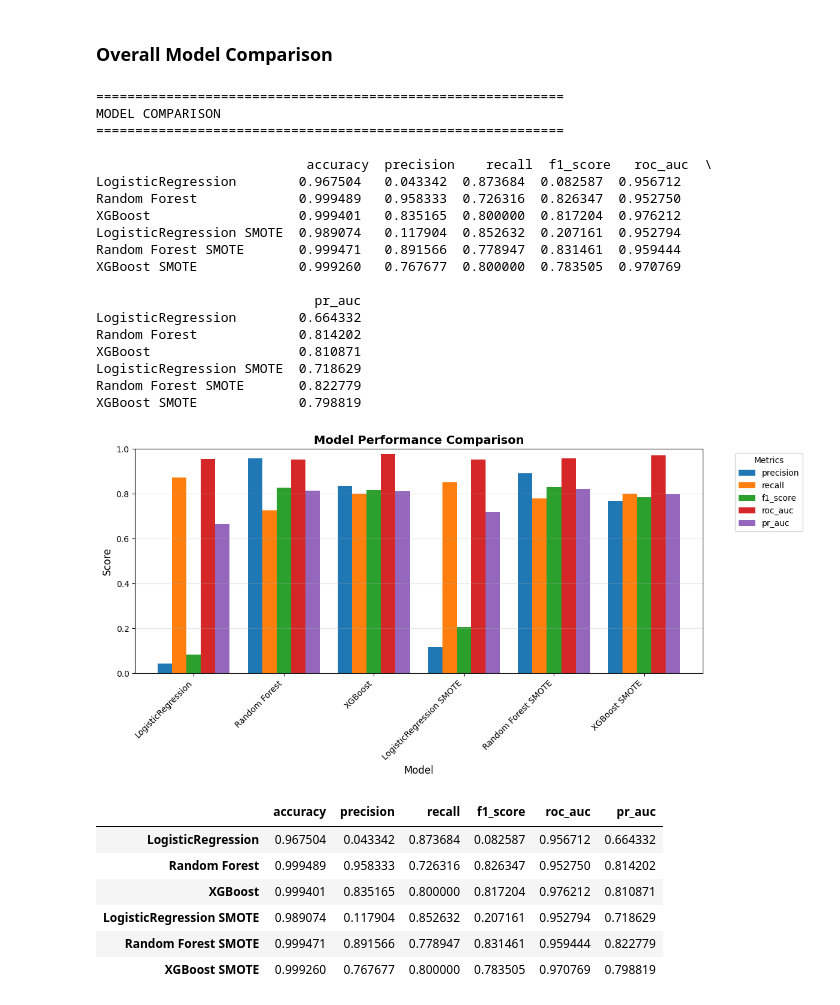
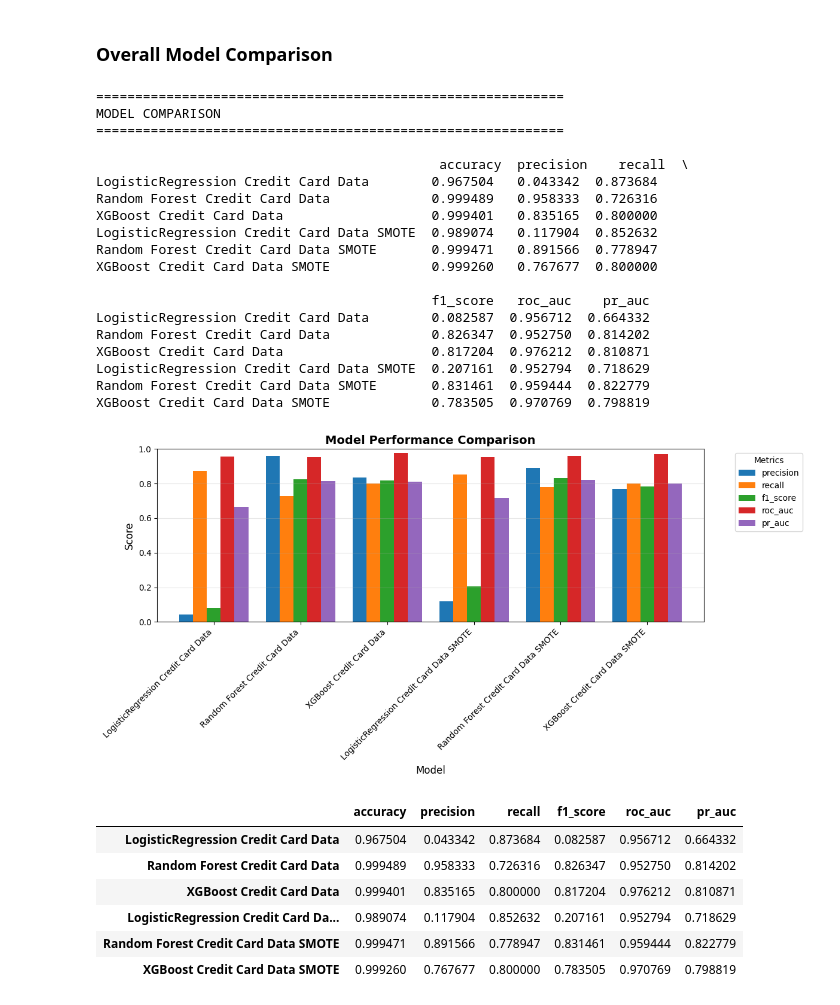
Before and after one commit to GrimVad3r/Improved-detection-of-fraud-cases-for-e-commerce-and-bank-transactions-Week-5_and_Week-6, a Jupyter notebook: notebooks/modeling.ipynb, the cells around one changed output. Drawn from its saved outputs; the diff is of its cells as text; code cells hidden in the pictures.

```diff
--- a/notebooks/modeling.ipynb
+++ b/notebooks/modeling.ipynb
@@ -1194,43 +1194,43 @@ XGBoost             0.293927
 # %%
 # Compare credit_card Models
 all_credit_card_model_metrics = {
-                            'LogisticRegression':Credit_card_Model_metircs,
-                           'Random Forest':Credit_card_Model_metircs_rand_forest,
-                           'XGBoost':Credit_card_Model_metircs_XGBoost,
-                            'LogisticRegression SMOTE':Credit_card_Model_metircs_SMOTE,
-                           'Random Forest SMOTE':Credit_card_Model_metircs_SMOTE_rand_forest,
-                           'XGBoost SMOTE':Credit_card_Model_metircs_SMOTE_XGBoost
+                            'LogisticRegression Credit Card Data':Credit_card_Model_metircs,
+                           'Random Forest Credit Card Data':Credit_card_Model_metircs_rand_forest,
+                           'XGBoost Credit Card Data':Credit_card_Model_metircs_XGBoost,
+                            'LogisticRegression Credit Card Data SMOTE':Credit_card_Model_metircs_SMOTE,
+                           'Random Forest Credit Card Data SMOTE':Credit_card_Model_metircs_SMOTE_rand_forest,
+                           'XGBoost Credit Card Data SMOTE':Credit_card_Model_metircs_SMOTE_XGBoost
                            }
 
 md.compare_models(all_credit_card_model_metrics)
 # %% [output]
 ============================================================
 MODEL COMPARISON
 ============================================================
 
-                           accuracy  precision    recall  f1_score   roc_auc  \
-LogisticRegression        0.967504   0.043342  0.873684  0.082587  0.956712
-Random Forest             0.999489   0.958333  0.726316  0.826347  0.952750
-XGBoost                   0.999401   0.835165  0.800000  0.817204  0.976212
-LogisticRegression SMOTE  0.989074   0.117904  0.852632  0.207161  0.952794
-Random Forest SMOTE       0.999471   0.891566  0.778947  0.831461  0.959444
-XGBoost SMOTE             0.999260   0.767677  0.800000  0.783505  0.970769
+                                            accuracy  precision    recall  \
+LogisticRegression Credit Card Data        0.967504   0.043342  0.873684
+Random Forest Credit Card Data             0.999489   0.958333  0.726316
+XGBoost Credit Card Data                   0.999401   0.835165  0.800000
+LogisticRegression Credit Card Data SMOTE  0.989074   0.117904  0.852632
+Random Forest Credit Card Data SMOTE       0.999471   0.891566  0.778947
+XGBoost Credit Card Data SMOTE             0.999260   0.767677  0.800000
 
-                            pr_auc
-LogisticRegression        0.664332
-Random Forest             0.814202
-XGBoost                   0.810871
-LogisticRegression SMOTE  0.718629
-Random Forest SMOTE       0.822779
-XGBoost SMOTE             0.798819
+                                           f1_score   roc_auc    pr_auc
+LogisticRegression Credit Card Data        0.082587  0.956712  0.664332
+Random Forest Credit Card Data             0.826347  0.952750  0.814202
+XGBoost Credit Card Data                   0.817204  0.976212  0.810871
+LogisticRegression Credit Card Data SMOTE  0.207161  0.952794  0.718629
+Random Forest Credit Card Data SMOTE       0.831461  0.959444  0.822779
+XGBoost Credit Card Data SMOTE             0.783505  0.970769  0.798819
-[figure, old version]
+[figure, new version]
 |  | accuracy | precision | recall | f1_score | roc_auc | pr_auc |
-| LogisticRegression | 0.967504 | 0.043342 | 0.873684 | 0.082587 | 0.956712 | 0.664332 |
-| Random Forest | 0.999489 | 0.958333 | 0.726316 | 0.826347 | 0.952750 | 0.814202 |
-| XGBoost | 0.999401 | 0.835165 | 0.800000 | 0.817204 | 0.976212 | 0.810871 |
-| LogisticRegression SMOTE | 0.989074 | 0.117904 | 0.852632 | 0.207161 | 0.952794 | 0.718629 |
-| Random Forest SMOTE | 0.999471 | 0.891566 | 0.778947 | 0.831461 | 0.959444 | 0.822779 |
-| XGBoost SMOTE | 0.999260 | 0.767677 | 0.800000 | 0.783505 | 0.970769 | 0.798819 |
+| LogisticRegression Credit Card Data | 0.967504 | 0.043342 | 0.873684 | 0.082587 | 0.956712 | 0.664332 |
+| Random Forest Credit Card Data | 0.999489 | 0.958333 | 0.726316 | 0.826347 | 0.952750 | 0.814202 |
+| XGBoost Credit Card Data | 0.999401 | 0.835165 | 0.800000 | 0.817204 | 0.976212 | 0.810871 |
+| LogisticRegression Credit Card Da... | 0.989074 | 0.117904 | 0.852632 | 0.207161 | 0.952794 | 0.718629 |
+| Random Forest Credit Card Data SMOTE | 0.999471 | 0.891566 | 0.778947 | 0.831461 | 0.959444 | 0.822779 |
+| XGBoost Credit Card Data SMOTE | 0.999260 | 0.767677 | 0.800000 | 0.783505 | 0.970769 | 0.798819 |
 # %%
 # Compare Fraud Data  Models
 
```
Also changed, not shown: parts of 2 cells of this notebook.
